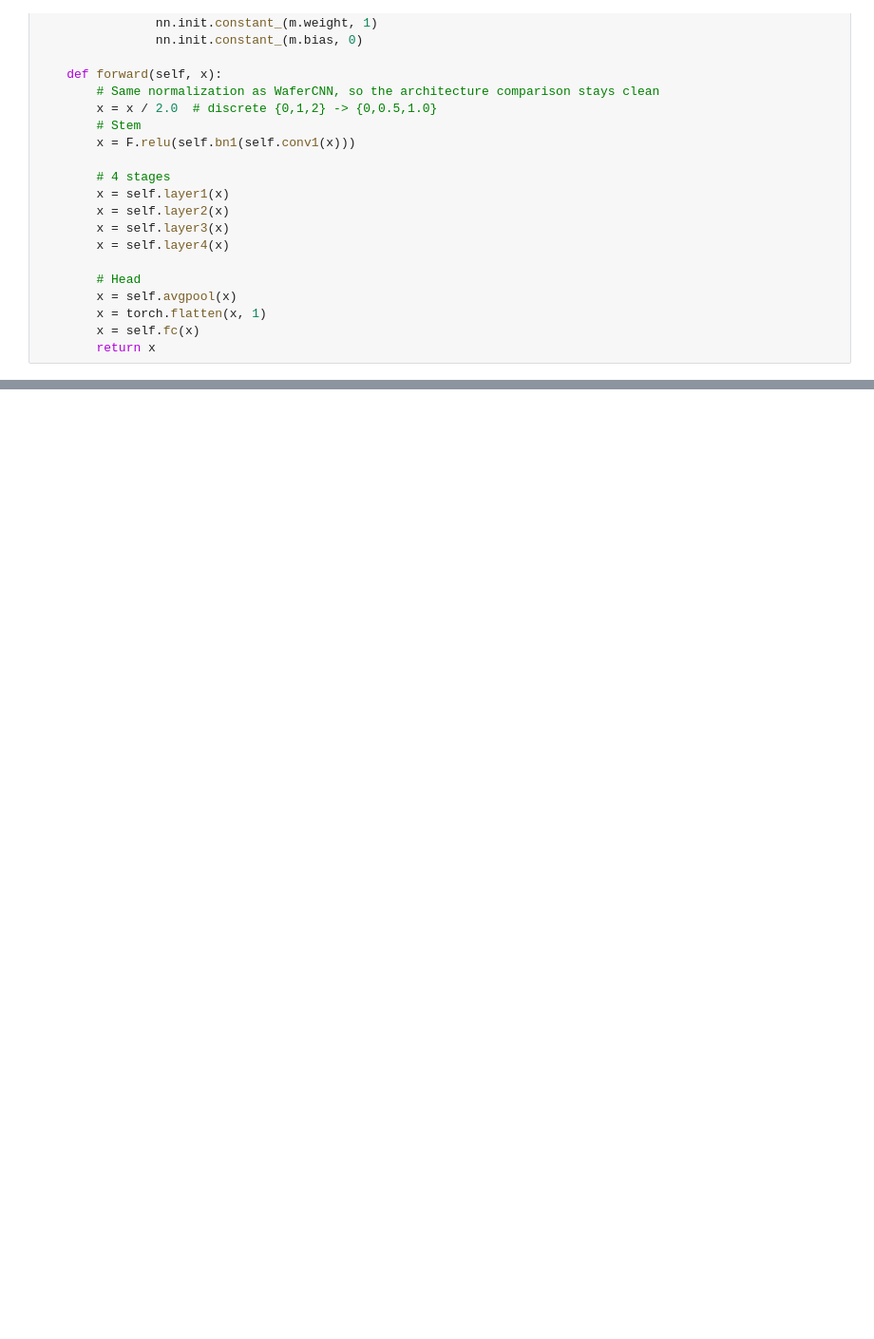
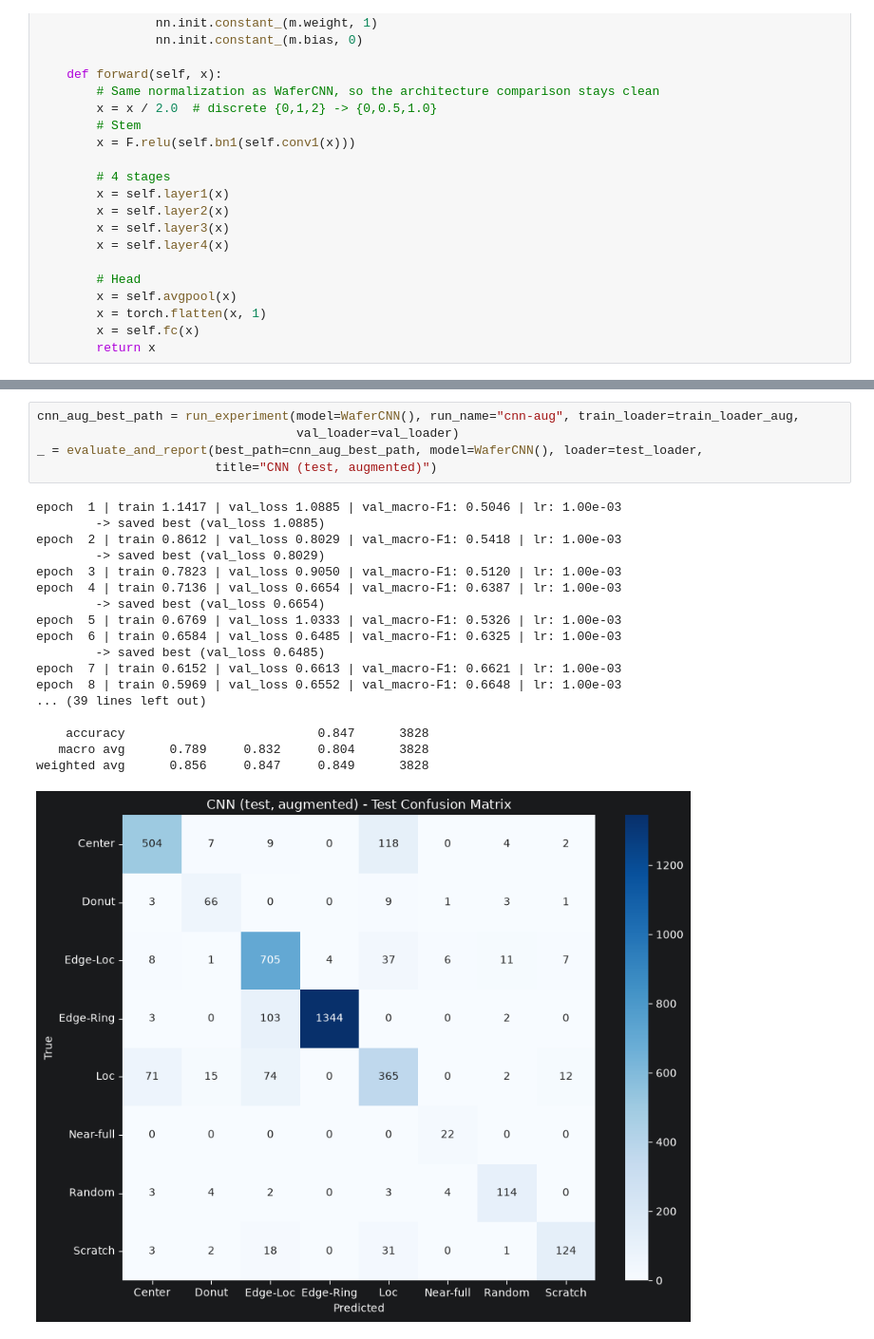
Before and after one commit to pqtrng/wm811k-defect-detection, a Jupyter notebook: notebooks/03_train.ipynb, the cells around one changed output, grey strips where cells are left out. Shown at 95% size. Cells and saved outputs as stored; diff of their text form; blank space fills up the shorter version.

```diff
--- a/notebooks/03_train.ipynb
+++ b/notebooks/03_train.ipynb
@@ -1024,0 +922,24 @@ weighted avg      0.922     0.921     0.921      3828
+# %%
+cnn_aug_best_path = run_experiment(model=WaferCNN(), run_name="cnn-aug", train_loader=train_loader_aug,
+                                   val_loader=val_loader)
+_ = evaluate_and_report(best_path=cnn_aug_best_path, model=WaferCNN(), loader=test_loader,
+                        title="CNN (test, augmented)")
+# %% [output]
+epoch  1 | train 1.1417 | val_loss 1.0885 | val_macro-F1: 0.5046 | lr: 1.00e-03
+        -> saved best (val_loss 1.0885)
+epoch  2 | train 0.8612 | val_loss 0.8029 | val_macro-F1: 0.5418 | lr: 1.00e-03
+        -> saved best (val_loss 0.8029)
+epoch  3 | train 0.7823 | val_loss 0.9050 | val_macro-F1: 0.5120 | lr: 1.00e-03
+epoch  4 | train 0.7136 | val_loss 0.6654 | val_macro-F1: 0.6387 | lr: 1.00e-03
+        -> saved best (val_loss 0.6654)
+epoch  5 | train 0.6769 | val_loss 1.0333 | val_macro-F1: 0.5326 | lr: 1.00e-03
+epoch  6 | train 0.6584 | val_loss 0.6485 | val_macro-F1: 0.6325 | lr: 1.00e-03
+        -> saved best (val_loss 0.6485)
+epoch  7 | train 0.6152 | val_loss 0.6613 | val_macro-F1: 0.6621 | lr: 1.00e-03
+epoch  8 | train 0.5969 | val_loss 0.6552 | val_macro-F1: 0.6648 | lr: 1.00e-03
+... (39 lines left out)
+
+    accuracy                          0.847      3828
+   macro avg      0.789     0.832     0.804      3828
+weighted avg      0.856     0.847     0.849      3828
+[figure, added]
```
Also changed, not shown: parts of 13 cells of this notebook, 5 other files.
